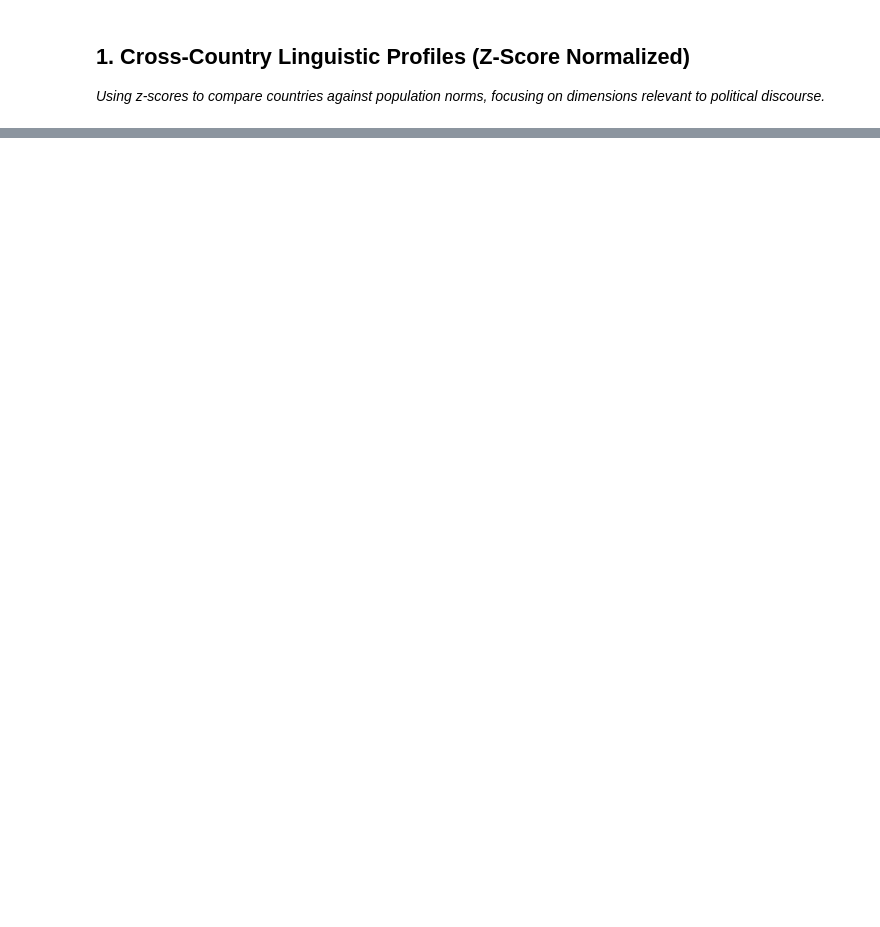
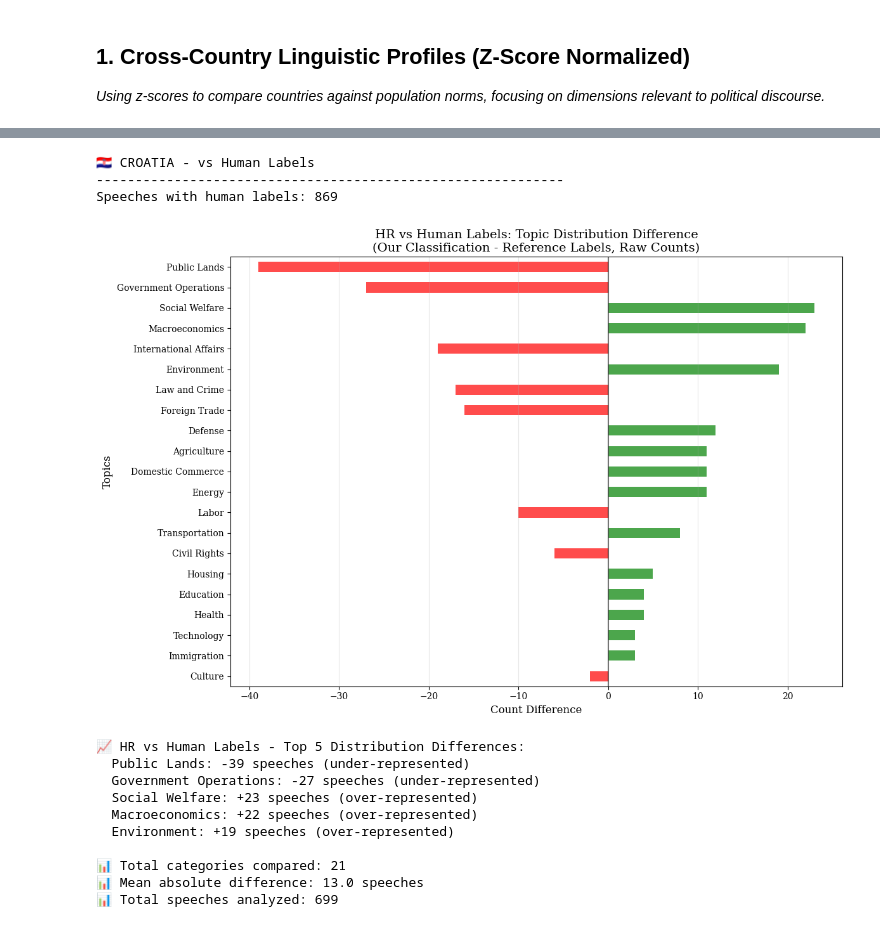
Before and after one commit to pavlesav/master-thesis, a Jupyter notebook: code/liwc_visualization.ipynb, the cells around one changed output, grey strips where cells are left out. Cells and saved outputs as stored; diff of their text form; code cells hidden in the pictures; blank space fills up the shorter version.

```diff
--- a/code/liwc_visualization.ipynb
+++ b/code/liwc_visualization.ipynb
@@ -1258,0 +1047,31 @@ Great Britain:
+# %%
+# HR: Compare against human labels (use raw counts)
+print("\n🇭🇷 CROATIA - vs Human Labels")
+print("-"*60)
+
+HR_with_human = HR.dropna(subset=['True_label'])
+print(f"Speeches with human labels: {len(HR_with_human):,}")
+
+hr_diff_human = compare_topic_differences(
+    HR_with_human,
+    'topic_consensus',
+    'True_label',
+    'HR vs Human Labels',
+    exclude_topics=['Other', 'Mix'],
+    use_counts=True
+)
+# %% [output]
+🇭🇷 CROATIA - vs Human Labels
+------------------------------------------------------------
+Speeches with human labels: 869
+[figure, added]
+📈 HR vs Human Labels - Top 5 Distribution Differences:
+  Public Lands: -39 speeches (under-represented)
+  Government Operations: -27 speeches (under-represented)
+  Social Welfare: +23 speeches (over-represented)
+  Macroeconomics: +22 speeches (over-represented)
+  Environment: +19 speeches (over-represented)
+
+📊 Total categories compared: 21
+📊 Mean absolute difference: 13.0 speeches
+📊 Total speeches analyzed: 699
```
Also changed, not shown: parts of 15 cells of this notebook.
